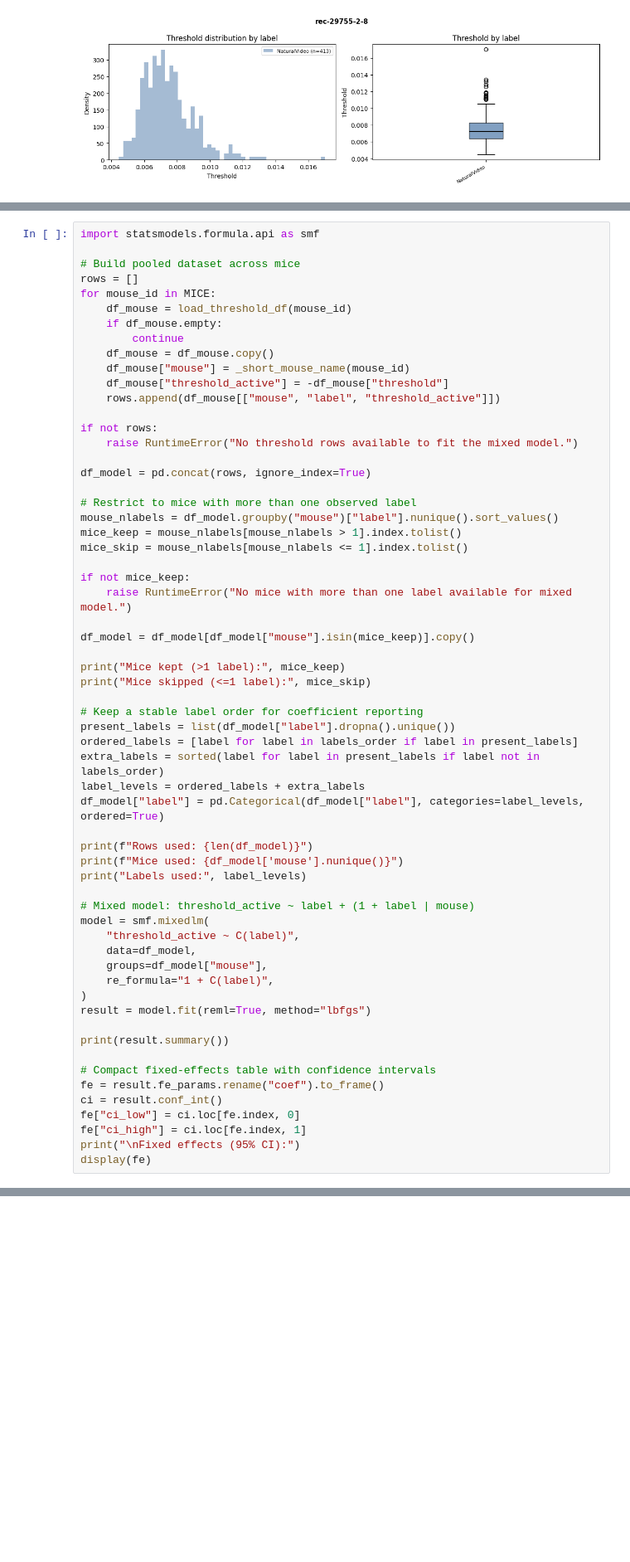
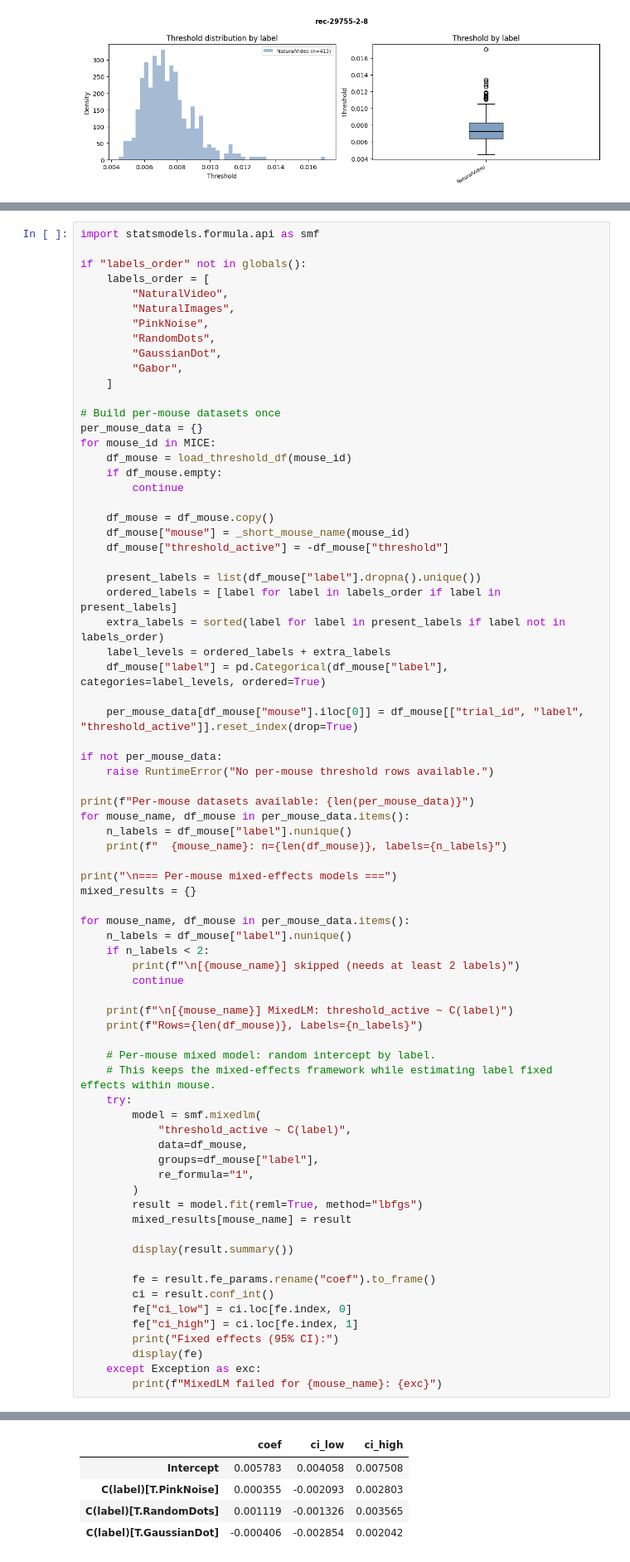
Before and after one commit to anaflom/ZigZagSensorium, a Jupyter notebook: notebooks/threshold_distribution.ipynb, the cells around one changed output, grey strips where cells are left out. Shown at 83% size. Cells and saved outputs as stored; diff of their text form; blank space fills up the shorter version.

```diff
--- a/notebooks/threshold_distribution.ipynb
+++ b/notebooks/threshold_distribution.ipynb
@@ -204,62 +207,75 @@ We fit a linear mixed-effects model using `-threshold` as the dependent variable
 # %%
 import statsmodels.formula.api as smf
 
-# Build pooled dataset across mice
-rows = []
+if "labels_order" not in globals():
+    labels_order = [
+        "NaturalVideo",
+        "NaturalImages",
+        "PinkNoise",
+        "RandomDots",
+        "GaussianDot",
+        "Gabor",
+    ]
+
+# Build per-mouse datasets once
+per_mouse_data = {}
 for mouse_id in MICE:
     df_mouse = load_threshold_df(mouse_id)
     if df_mouse.empty:
         continue
+
     df_mouse = df_mouse.copy()
     df_mouse["mouse"] = _short_mouse_name(mouse_id)
     df_mouse["threshold_active"] = -df_mouse["threshold"]
-    rows.append(df_mouse[["mouse", "label", "threshold_active"]])
 
-if not rows:
-    raise RuntimeError("No threshold rows available to fit the mixed model.")
+    present_labels = list(df_mouse["label"].dropna().unique())
+    ordered_labels = [label for label in labels_order if label in present_labels]
+    extra_labels = sorted(label for label in present_labels if label not in labels_order)
+    label_levels = ordered_labels + extra_labels
+    df_mouse["label"] = pd.Categorical(df_mouse["label"], categories=label_levels, ordered=True)
 
-df_model = pd.concat(rows, ignore_index=True)
+    per_mouse_data[df_mouse["mouse"].iloc[0]] = df_mouse[["trial_id", "label", "threshold_active"]].reset_index(drop=True)
 
-# Restrict to mice with more than one observed label
-mouse_nlabels = df_model.groupby("mouse")["label"].nunique().sort_values()
-mice_keep = mouse_nlabels[mouse_nlabels > 1].index.tolist()
-mice_skip = mouse_nlabels[mouse_nlabels <= 1].index.tolist()
+if not per_mouse_data:
+    raise RuntimeError("No per-mouse threshold rows available.")
 
-if not mice_keep:
-    raise RuntimeError("No mice with more than one label available for mixed model.")
+print(f"Per-mouse datasets available: {len(per_mouse_data)}")
+for mouse_name, df_mouse in per_mouse_data.items():
+    n_labels = df_mouse["label"].nunique()
+    print(f"  {mouse_name}: n={len(df_mouse)}, labels={n_labels}")
 
-df_model = df_model[df_model["mouse"].isin(mice_keep)].copy()
+print("\n=== Per-mouse mixed-effects models ===")
+mixed_results = {}
 
-print("Mice kept (>1 label):", mice_keep)
-print("Mice skipped (<=1 label):", mice_skip)
+for mouse_name, df_mouse in per_mouse_data.items():
+    n_labels = df_mouse["label"].nunique()
+    if n_labels < 2:
+        print(f"\n[{mouse_name}] skipped (needs at least 2 labels)")
+        continue
 
-# Keep a stable label order for coefficient reporting
-present_labels = list(df_model["label"].dropna().unique())
-ordered_labels = [label for label in labels_order if label in present_labels]
-extra_labels = sorted(label for label in present_labels if label not in labels_order)
-label_levels = ordered_labels + extra_labels
-df_model["label"] = pd.Categorical(df_model["label"], categories=label_levels, ordered=True)
+    print(f"\n[{mouse_name}] MixedLM: threshold_active ~ C(label)")
+    print(f"Rows={len(df_mouse)}, Labels={n_labels}")
 
-print(f"Rows used: {len(df_model)}")
-print(f"Mice used: {df_model['mouse'].nunique()}")
-print("Labels used:", label_levels)
+    # Per-mouse mixed model: random intercept by label.
+    # This keeps the mixed-effects framework while estimating label fixed effects within mouse.
+    try:
+        model = smf.mixedlm(
+            "threshold_active ~ C(label)",
+            data=df_mouse,
+            groups=df_mouse["label"],
+            re_formula="1",
+        )
+        result = model.fit(reml=True, method="lbfgs")
+        mixed_results[mouse_name] = result
 
-# Mixed model: threshold_active ~ label + (1 + label | mouse)
-model = smf.mixedlm(
-    "threshold_active ~ C(label)",
-    data=df_model,
-    groups=df_model["mouse"],
-    re_formula="1 + C(label)",
-)
-result = model.fit(reml=True, method="lbfgs")
+        display(result.summary())
 
-print(result.summary())
-
-# Compact fixed-effects table with confidence intervals
-fe = result.fe_params.rename("coef").to_frame()
-ci = result.conf_int()
-fe["ci_low"] = ci.loc[fe.index, 0]
-fe["ci_high"] = ci.loc[fe.index, 1]
-print("\nFixed effects (95% CI):")
-display(fe)
+        fe = result.fe_params.rename("coef").to_frame()
+        ci = result.conf_int()
+        fe["ci_low"] = ci.loc[fe.index, 0]
+        fe["ci_high"] = ci.loc[fe.index, 1]
+        print("Fixed effects (95% CI):")
+        display(fe)
+    except Exception as exc:
+        print(f"MixedLM failed for {mouse_name}: {exc}")
 # %% [output]
@@ -289,0 +311,5 @@ Fixed effects (95% CI):
+|  | coef | ci_low | ci_high |
+| Intercept | 0.005783 | 0.004058 | 0.007508 |
+| C(label)[T.PinkNoise] | 0.000355 | -0.002093 | 0.002803 |
+| C(label)[T.RandomDots] | 0.001119 | -0.001326 | 0.003565 |
+| C(label)[T.GaussianDot] | -0.000406 | -0.002854 | 0.002042 |
```
Also changed, not shown: parts of 5 cells of this notebook, 8 other files.
